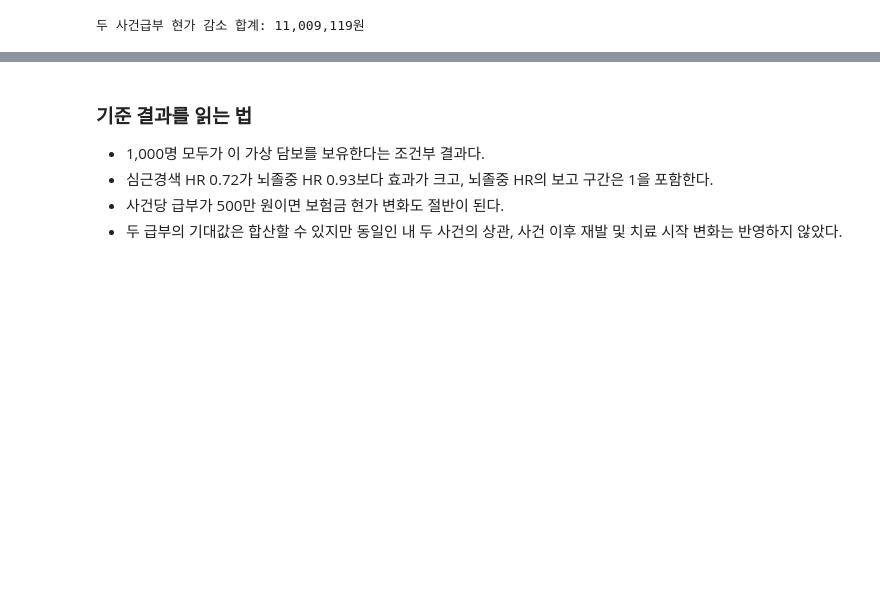
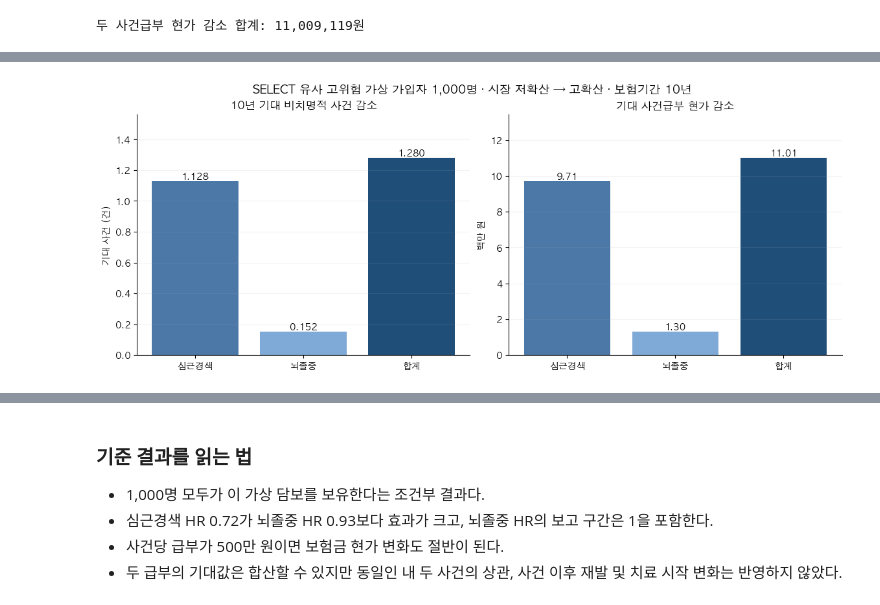
Before and after one commit to Dana-J2/glp1_pricing_analysis, a Jupyter notebook: notebooks/impact/02_위고비_심혈관보험금_국내연구.ipynb, the cells around one changed output, grey strips where cells are left out. Drawn from its saved outputs; the diff is of its cells as text; code cells hidden in the pictures; blank space fills up the shorter version.

```diff
--- a/notebooks/impact/02_위고비_심혈관보험금_국내연구.ipynb
+++ b/notebooks/impact/02_위고비_심혈관보험금_국내연구.ipynb
@@ -198,0 +201,81 @@ print('두 사건급부 현가 감소 합계:', f"{summary['급부현가_감소_
+# %%
+plot_data = summary.copy()
+short_labels = plot_data['사건'].map({
+    '비치명적 심근경색': '심근경색',
+    '비치명적 뇌졸중': '뇌졸중',
+}).tolist()
+labels_with_total = short_labels + ['합계']
+event_values = np.r_[plot_data['10년_기대사건_감소'].to_numpy(),
+                     plot_data['10년_기대사건_감소'].sum()]
+pv_values = np.r_[plot_data['급부현가_감소_원'].to_numpy(),
+                  plot_data['급부현가_감소_원'].sum()] / 1e6
+bar_colors = ['#4C78A8', '#7FA9D6', '#1F4E79']
+
+fig, ax = plt.subplots(1, 2, figsize=(11.5, 4.5), layout='constrained')
+bars = ax[0].bar(labels_with_total, event_values, color=bar_colors)
+ax[0].set(title='10년 기대 비치명적 사건 감소', ylabel='기대 사건 (건)')
+ax[0].set_ylim(0, event_values.max() * 1.22)
+for bar, value in zip(bars, event_values):
+    ax[0].text(bar.get_x()+bar.get_width()/2,value,f'{value:.3f}',
+               ha='center',va='bottom',weight='bold')
+
+bars = ax[1].bar(labels_with_total, pv_values, color=bar_colors)
+ax[1].set(title='기대 사건급부 현가 감소', ylabel='백만 원')
+ax[1].set_ylim(0, pv_values.max() * 1.22)
+for bar, value in zip(bars, pv_values):
+    ax[1].text(bar.get_x()+bar.get_width()/2,value,f'{value:.2f}',
+               ha='center',va='bottom',weight='bold')
+for axis in ax:
+    axis.grid(axis='y',alpha=.15)
+fig.suptitle(
+    f'SELECT 유사 고위험 가상 가입자 {COHORT:,}명 · 시장 저확산 → 고확산 · '
+    f'보험기간 {TERM_YEARS}년',fontsize=13,weight='bold'
+)
+plt.show()
+
+hr_plot_rows=[]
+for endpoint,p in ENDPOINTS.items():
+    for label,hr in [('보고구간 하단',p['ci_low']),('점추정',p['hr']),
+                     ('보고구간 상단',p['ci_high']),('무효과',1.0)]:
+        r=endpoint_contrast(p['hazard'],hr,BENEFITS[endpoint])
+        hr_plot_rows.append({'사건':endpoint,'조건':label,'HR':hr,
+                             '급부현가_감소_백만원':r['pv_saving']/1e6})
+clinical_hr_plot=pd.DataFrame(hr_plot_rows)
+
+fig,axes=plt.subplots(1,2,figsize=(12,4.8),layout='constrained',sharey=True)
+condition_order=['보고구간 하단','점추정','보고구간 상단','무효과']
+for axis,(endpoint,p) in zip(axes,ENDPOINTS.items()):
+    subset=(clinical_hr_plot.loc[clinical_hr_plot['사건'].eq(endpoint)]
+            .set_index('조건').loc[condition_order].reset_index())
+    values=subset['급부현가_감소_백만원'].to_numpy()
+    colors=[]
+    for label,value in zip(subset['조건'],values):
+        if value < 0:
+            colors.append('#D97A32')
+        elif label == '점추정':
+            colors.append('#1F4E79')
+        elif label == '무효과':
+            colors.append('#A7AFB8')
+        else:
+            colors.append('#8DB6DC')
+    bars=axis.bar(np.arange(len(subset)),values,color=colors,width=.62)
+    axis.axhline(0,color='#666666',lw=.9)
+    axis.set_title(endpoint)
+    axis.set_xticks(np.arange(len(subset)),
+                    [f'{label}\nHR {hr:.2f}' for label,hr in zip(subset['조건'],subset['HR'])],
+                    fontsize=9)
+    axis.grid(axis='y',alpha=.15)
+    axis.margins(y=.24)
+    for bar,value in zip(bars,values):
+        axis.annotate(f'{value:+.2f}',
+                      (bar.get_x()+bar.get_width()/2,value),
+                      xytext=(0,4 if value>=0 else -4),textcoords='offset points',
+                      ha='center',va='bottom' if value>=0 else 'top',fontsize=9)
+axes[0].set_ylabel('급부 현가 감소 (백만 원)')
+fig.suptitle(
+    f'SELECT 보고 HR 입력값별 단일변수 민감도 · 가상 가입자 {COHORT:,}명 · '
+    '보험금 감소액의 신뢰구간이 아님',fontsize=13,weight='bold'
+)
+plt.show()
+# %% [output]
+[figure, new version]
```
Also changed, not shown: parts of 4 cells of this notebook, 5 other files.
